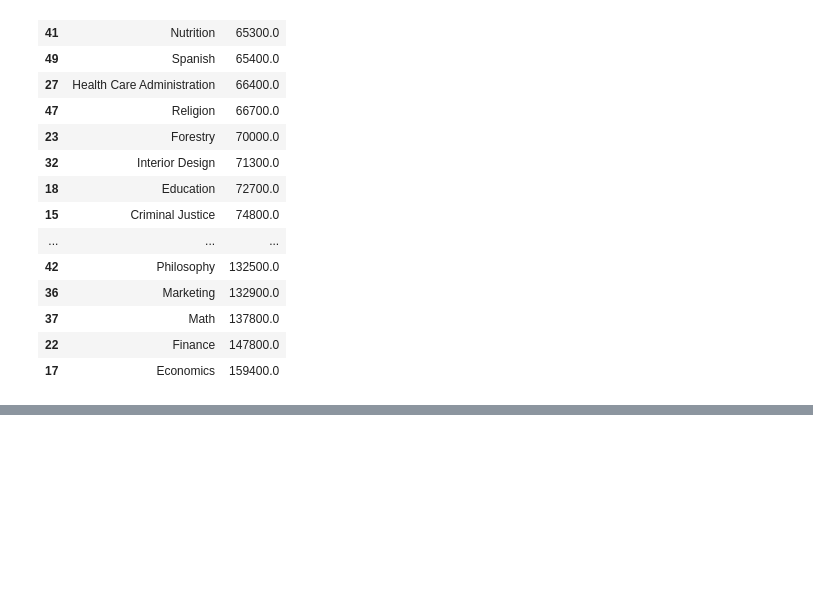
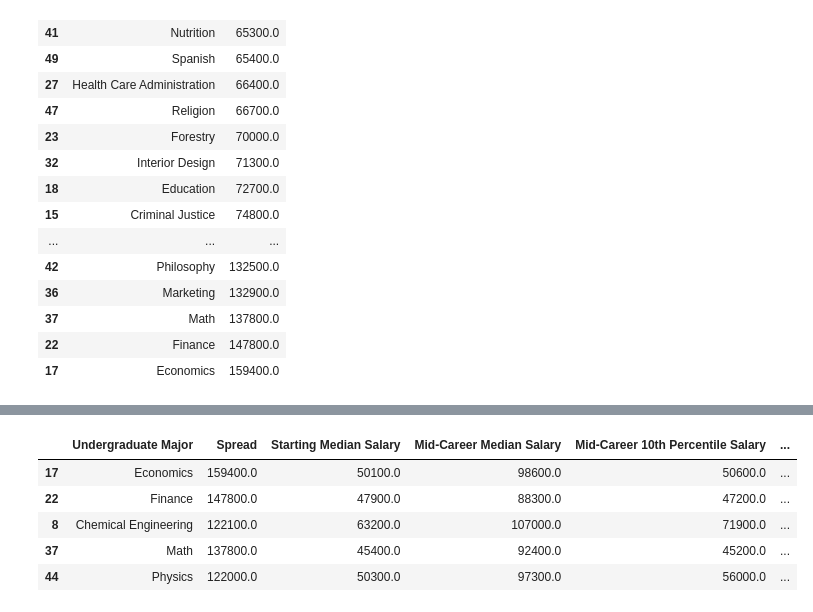
Before and after one commit to nico-Zero/Python, a Jupyter notebook: New_Shit__/Angela_Yu__/Day_71_pandas/main.ipynb, the cells around one changed output, grey strips where cells are left out. Drawn from its saved outputs; the diff is of its cells as text; code cells hidden in the pictures; blank space fills up the shorter version.

```diff
--- a/New_Shit__/Angela_Yu__/Day_71_pandas/main.ipynb
+++ b/New_Shit__/Angela_Yu__/Day_71_pandas/main.ipynb
@@ -157,0 +167,9 @@ clened_df.sort_values("Spread")[["Undergraduate Major","Spread"]]
+# %%
+clened_df.sort_values("Mid-Career 90th Percentile Salary", ascending=False).head()
+# %% [output]
+|  | Undergraduate Major | Spread | Starting Median Salary | Mid-Career Median Salary | Mid-Career 10th Percentile Salary | ... |
+| 17 | Economics | 159400.0 | 50100.0 | 98600.0 | 50600.0 | ... |
+| 22 | Finance | 147800.0 | 47900.0 | 88300.0 | 47200.0 | ... |
+| 8 | Chemical Engineering | 122100.0 | 63200.0 | 107000.0 | 71900.0 | ... |
+| 37 | Math | 137800.0 | 45400.0 | 92400.0 | 45200.0 | ... |
+| 44 | Physics | 122000.0 | 50300.0 | 97300.0 | 56000.0 | ... |
```
Also changed, not shown: parts of 4 cells of this notebook.
